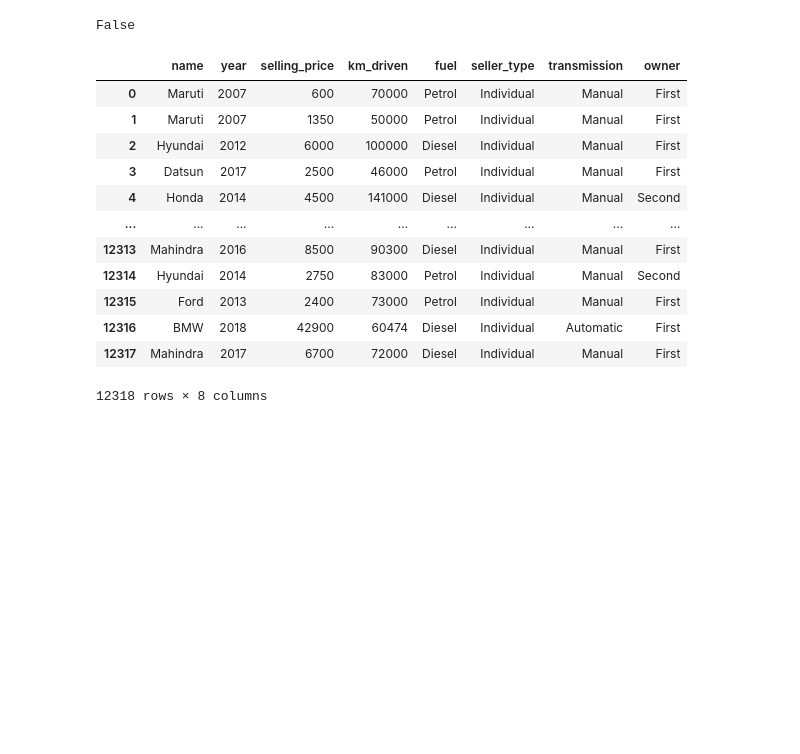
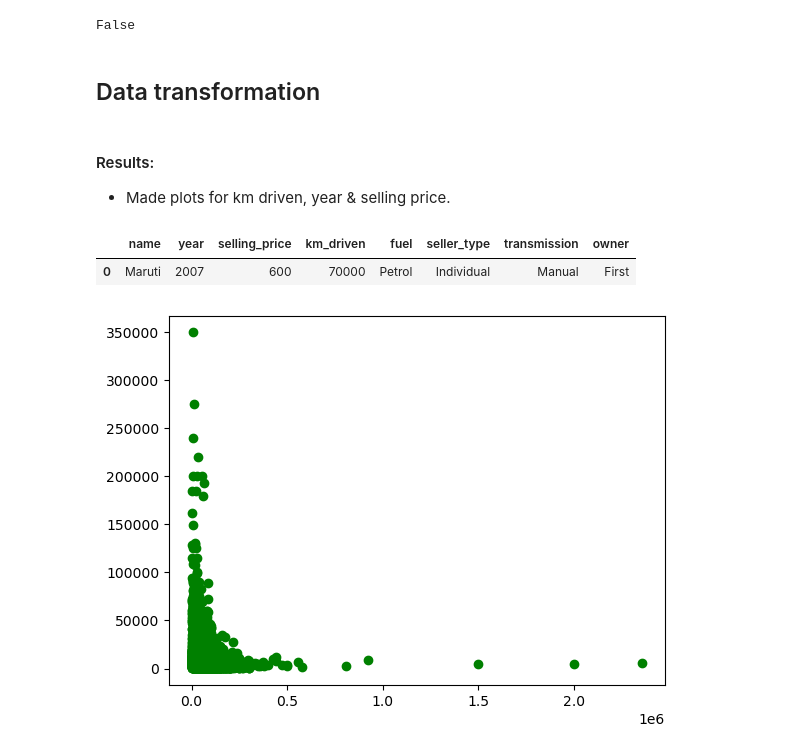
Before and after one commit to vlad-lis/ML-price-prediction, a Jupyter notebook: contribution_files/vlad.ipynb, the cells around one changed output. Saved outputs shown, nothing was run; the diff lists cells and outputs as text; code cells hidden in the pictures; blank space fills up the shorter version.

```diff
--- a/contribution_files/vlad.ipynb
+++ b/contribution_files/vlad.ipynb
@@ -31,9 +31,9 @@ from sklearn.metrics import mean_absolute_error as mae
 * concatenating three csv files will result in a dataframe with roughly over 14k observations.
 * no outliers require removal.
 # %%
-df1 = pd.read_csv('./data/CAR DETAILS FROM CAR DEKHO.csv')
-df2 = pd.read_csv('./data/Car details v3.csv')
-df3 = pd.read_csv('./data/car details v4.csv')
+df1 = pd.read_csv('../data/CAR DETAILS FROM CAR DEKHO.csv')
+df2 = pd.read_csv('../data/Car details v3.csv')
+df3 = pd.read_csv('../data/car details v4.csv')
 # %%
 #df3.iloc[df3['Price'].idxmax()]  # <--- shows that the outliers should not be removed
 # %%
@@ -101,18 +101,18 @@ dup = df[df.duplicated(keep=False)].sort_values(by=['selling_price'])
 # %%
 #drop duplicates
 df.drop_duplicates(inplace=True, ignore_index=True)
-df
-# %% [output]
-|  | name | year | selling_price | km_driven | fuel | seller_type | transmission | owner |
-| 0 | Maruti | 2007 | 600 | 70000 | Petrol | Individual | Manual | First |
-| 1 | Maruti | 2007 | 1350 | 50000 | Petrol | Individual | Manual | First |
-| 2 | Hyundai | 2012 | 6000 | 100000 | Diesel | Individual | Manual | First |
-| 3 | Datsun | 2017 | 2500 | 46000 | Petrol | Individual | Manual | First |
-| 4 | Honda | 2014 | 4500 | 141000 | Diesel | Individual | Manual | Second |
-| ... | ... | ... | ... | ... | ... | ... | ... | ... |
-| 12313 | Mahindra | 2016 | 8500 | 90300 | Diesel | Individual | Manual | First |
-| 12314 | Hyundai | 2014 | 2750 | 83000 | Petrol | Individual | Manual | Second |
-| 12315 | Ford | 2013 | 2400 | 73000 | Petrol | Individual | Manual | First |
-| 12316 | BMW | 2018 | 42900 | 60474 | Diesel | Individual | Automatic | First |
-| 12317 | Mahindra | 2017 | 6700 | 72000 | Diesel | Individual | Manual | First |
-12318 rows × 8 columns
+# %% [markdown]
+## Data transformation
+# %% [markdown]
+#### Results:
+* Made plots for km driven, year & selling price.
+# %%
+df.head(1)
+# %% [output]
+|  | name | year | selling_price | km_driven | fuel | seller_type | transmission | owner |
+| 0 | Maruti | 2007 | 600 | 70000 | Petrol | Individual | Manual | First |
+# %%
+plt.scatter(x=df['km_driven'], y=df['selling_price'],c='g')
+plt.show()
+# %% [output]
+[figure, added]
```
Also changed, not shown: parts of 3 cells of this notebook, 1 other file.
